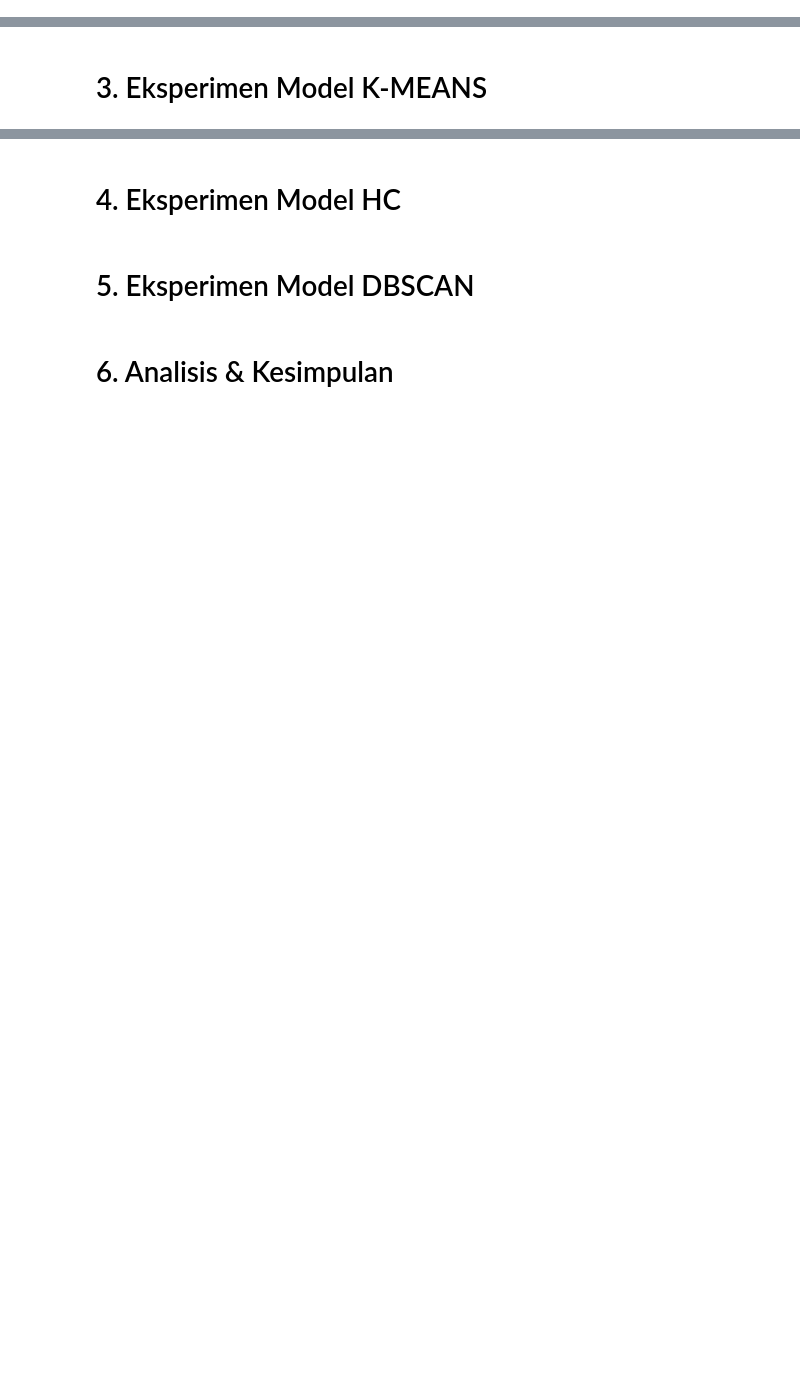
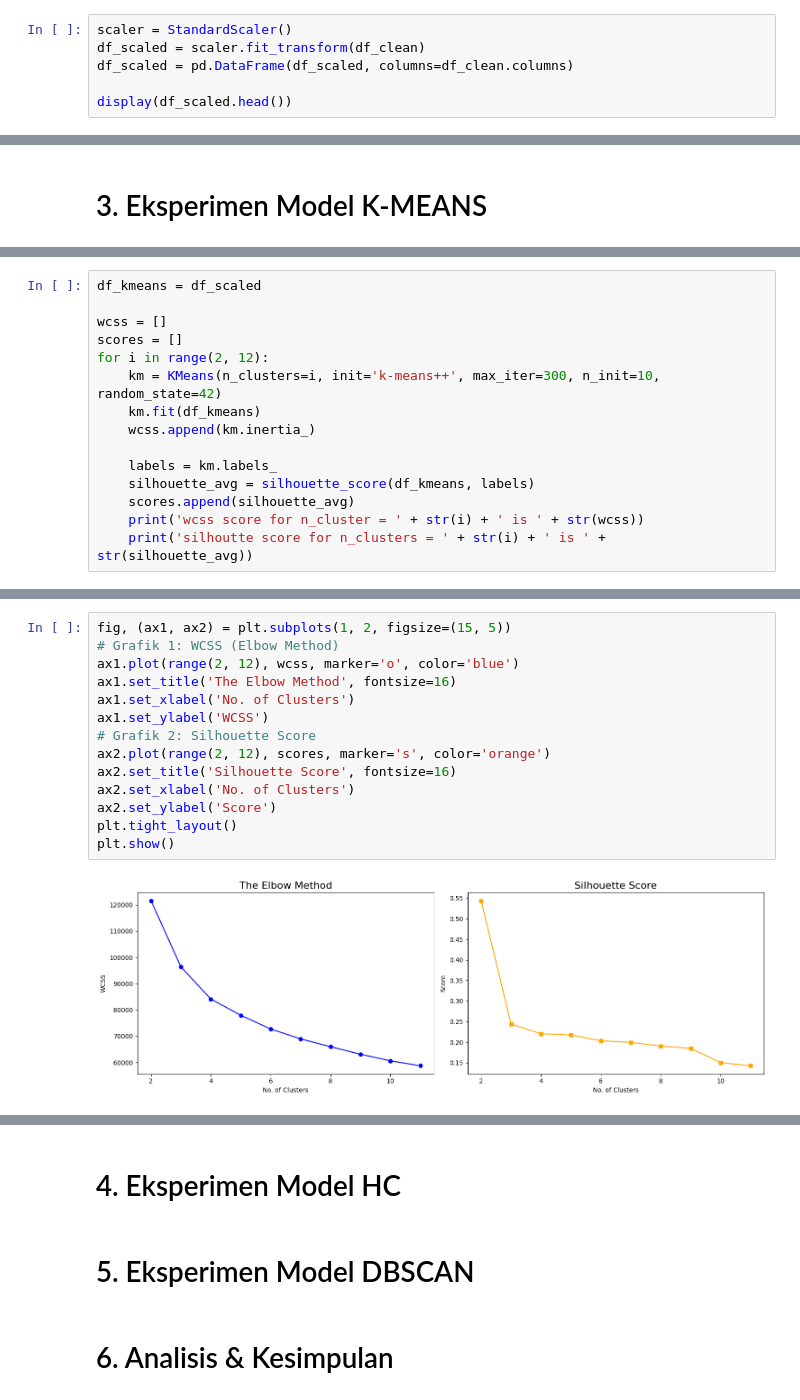
Before and after one commit to hisyamssyr/unsupervised-learning, a Jupyter notebook: Pembelajaran_Mesin_Tugas_1.ipynb, the cells around one changed output, grey strips where cells are left out. Drawn from its saved outputs; the diff is of its cells as text; blank space fills up the shorter version.

Commit message:
done kmeans

```diff
--- a/Pembelajaran_Mesin_Tugas_1.ipynb
+++ b/Pembelajaran_Mesin_Tugas_1.ipynb
@@ -43,0 +170,6 @@ Langkah-langkah yang harus dilakukan antara lain:
+# %%
+scaler = StandardScaler()
+df_scaled = scaler.fit_transform(df_clean)
+df_scaled = pd.DataFrame(df_scaled, columns=df_clean.columns)
+
+display(df_scaled.head())
@@ -45,0 +188,15 @@ Langkah-langkah yang harus dilakukan antara lain:
+# %%
+df_kmeans = df_scaled
+
+wcss = []
+scores = []
+for i in range(2, 12):
+    km = KMeans(n_clusters=i, init='k-means++', max_iter=300, n_init=10, random_state=42)
+    km.fit(df_kmeans)
+    wcss.append(km.inertia_)
+
+    labels = km.labels_
+    silhouette_avg = silhouette_score(df_kmeans, labels)
+    scores.append(silhouette_avg)
+    print('wcss score for n_cluster = ' + str(i) + ' is ' + str(wcss))
+    print('silhoutte score for n_clusters = ' + str(i) + ' is ' + str(silhouette_avg))
@@ -45,0 +224,16 @@ Langkah-langkah yang harus dilakukan antara lain:
+# %%
+fig, (ax1, ax2) = plt.subplots(1, 2, figsize=(15, 5))
+# Grafik 1: WCSS (Elbow Method)
+ax1.plot(range(2, 12), wcss, marker='o', color='blue')
+ax1.set_title('The Elbow Method', fontsize=16)
+ax1.set_xlabel('No. of Clusters')
+ax1.set_ylabel('WCSS')
+# Grafik 2: Silhouette Score
+ax2.plot(range(2, 12), scores, marker='s', color='orange')
+ax2.set_title('Silhouette Score', fontsize=16)
+ax2.set_xlabel('No. of Clusters')
+ax2.set_ylabel('Score')
+plt.tight_layout()
+plt.show()
+# %% [output]
+[figure, added]
```
Also changed, not shown: parts of 21 cells of this notebook, 2 other files.
